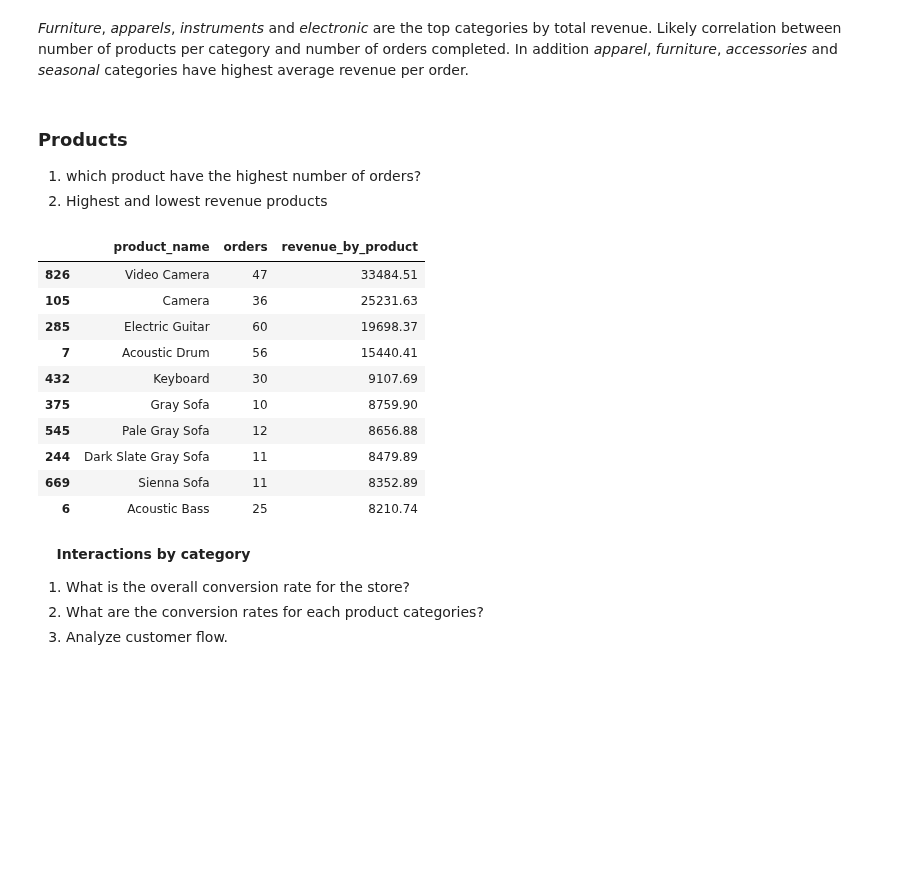
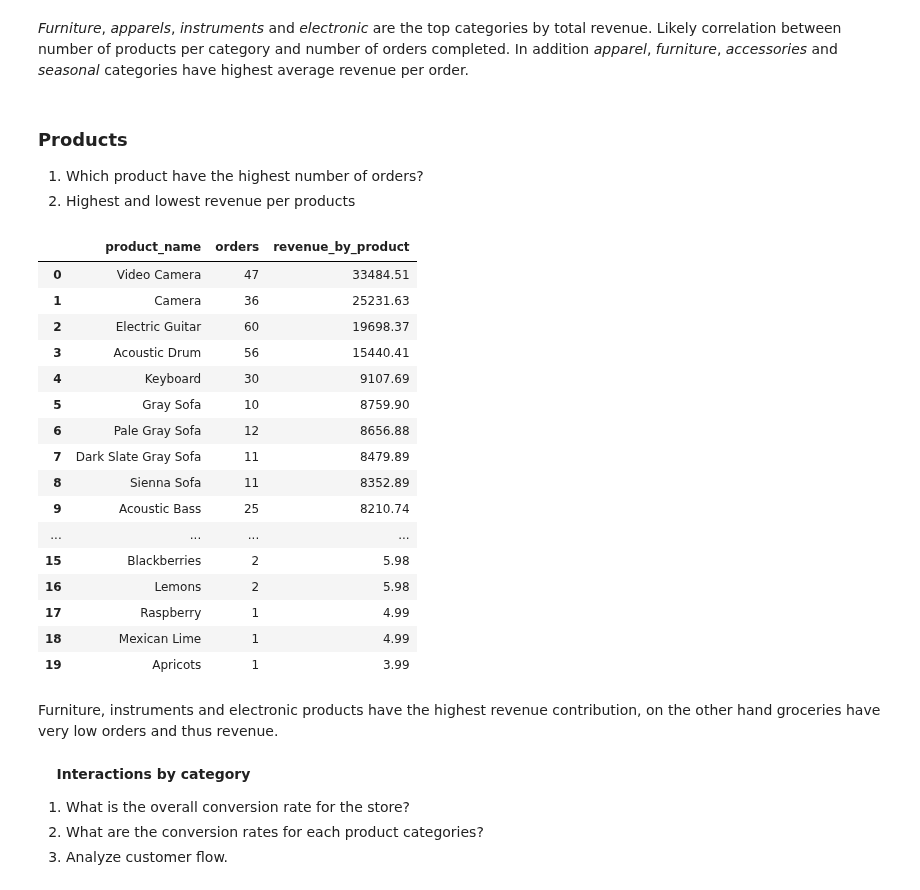
Before and after one commit to diana-kungu/E-commerce-RFM-Analysis, a Jupyter notebook: aws-retail-updated.ipynb, the cells around one changed output. Drawn from its saved outputs; the diff is of its cells as text; code cells hidden in the pictures; blank space fills up the shorter version.

```diff
--- a/aws-retail-updated.ipynb
+++ b/aws-retail-updated.ipynb
@@ -30,12 +24,10 @@ from random import choice
 #### Read Data
 # %%
 #READ DATA
-#users= read_csv('../input/awssampleretaildemostore/users.csv')
-users = pd.read_csv(r'.\Input\raw_users.csv', usecols =[0,1,2,3,4,5,6,7])
-#items = read_csv('../input/awssampleretaildemostore/items.csv')
-products = pd.read_csv(r'.\Input\raw_products.csv',
+users = pd.read_csv(r'.\Input\AWS Demo Retail Data\raw_users.csv', usecols =[0,1,2,3,4,5,6,7])
+products = pd.read_csv(r'.\Input\AWS Demo Retail Data\raw_products.csv',
                        usecols = [0,3,4,5,7,10])
-df_lst = pd.read_csv(r'.\Input\interactions.csv',
+df_lst = pd.read_csv(r'.\Input\AWS Demo Retail Data\interactions.csv',
                         iterator=True, chunksize=20000)
 
 df = pd.concat(df_lst)
@@ -209,28 +201,37 @@ sns.despine(bottom = True, left = True)
 In addition *apparel*, *furniture*, *accessories* and *seasonal* categories have highest average revenue per order.
 # %% [markdown]
 ### Products
-1. which product have the  highest number of orders? <br>
-2. Highest and lowest revenue products
+1. Which product have the  highest number of orders? <br>
+2. Highest and lowest revenue per products
 # %%
 df_products = (df_pivoted[df_pivoted['OrderCompleted'].notna()].groupby('product_name').agg(
                             orders = ('user_id', 'nunique'),
                             revenue_by_product = ('price', 'sum')
                                                    ).reset_index()
                  .sort_values(by=['revenue_by_product'], ascending = False))
 
-df_products.iloc[:10]
+top_bottom_10 = pd.concat([df_products.iloc[:10], df_products.iloc[-10:]], ignore_index= True)
+top_bottom_10
 # %% [output]
 |  | product_name | orders | revenue_by_product |
-| 826 | Video Camera | 47 | 33484.51 |
-| 105 | Camera | 36 | 25231.63 |
-| 285 | Electric Guitar | 60 | 19698.37 |
-| 7 | Acoustic Drum | 56 | 15440.41 |
-| 432 | Keyboard | 30 | 9107.69 |
-| 375 | Gray Sofa | 10 | 8759.90 |
-| 545 | Pale Gray Sofa | 12 | 8656.88 |
-| 244 | Dark Slate Gray Sofa | 11 | 8479.89 |
-| 669 | Sienna Sofa | 11 | 8352.89 |
-| 6 | Acoustic Bass | 25 | 8210.74 |
+| 0 | Video Camera | 47 | 33484.51 |
+| 1 | Camera | 36 | 25231.63 |
+| 2 | Electric Guitar | 60 | 19698.37 |
+| 3 | Acoustic Drum | 56 | 15440.41 |
+| 4 | Keyboard | 30 | 9107.69 |
+| 5 | Gray Sofa | 10 | 8759.90 |
+| 6 | Pale Gray Sofa | 12 | 8656.88 |
+| 7 | Dark Slate Gray Sofa | 11 | 8479.89 |
+| 8 | Sienna Sofa | 11 | 8352.89 |
+| 9 | Acoustic Bass | 25 | 8210.74 |
+| ... | ... | ... | ... |
+| 15 | Blackberries | 2 | 5.98 |
+| 16 | Lemons | 2 | 5.98 |
+| 17 | Raspberry | 1 | 4.99 |
+| 18 | Mexican Lime | 1 | 4.99 |
+| 19 | Apricots | 1 | 3.99 |
+# %% [markdown]
+Furniture, instruments and electronic products have the highest revenue contribution, on the other hand groceries have very low orders and thus revenue.
 # %% [markdown]
 &emsp; **Interactions by category**
 1. What is the overall conversion rate for the store? <br>
```
Also changed, not shown: parts of 13 cells of this notebook, 1 other file.
